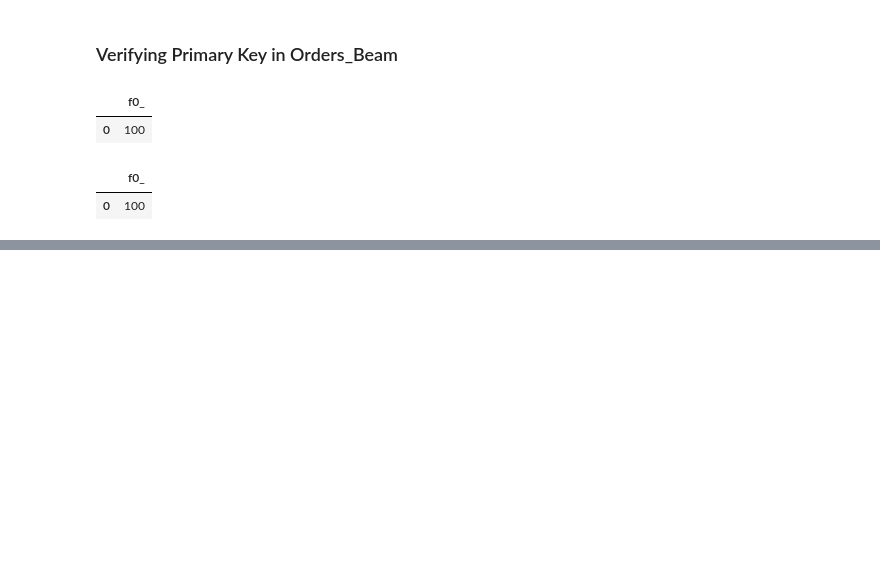
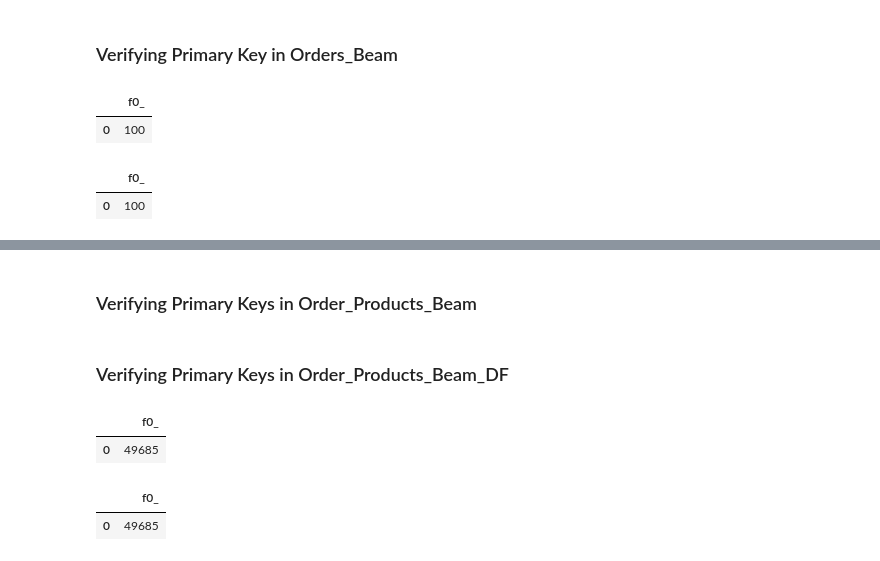
Before and after one commit to anarod1711/Bme-ase, a Jupyter notebook: instacart_modeled.ipynb, the cells around one changed output, grey strips where cells are left out. Drawn from its saved outputs; the diff is of its cells as text; code cells hidden in the pictures; blank space fills up the shorter version.

```diff
--- a/instacart_modeled.ipynb
+++ b/instacart_modeled.ipynb
@@ -508,0 +591,2 @@ select count(distinct order_id) from instacart_modeled.Orders_Beam
+# %% [markdown]
+### Verifying Primary Keys in Order_Products_Beam
@@ -508,0 +599,14 @@ select count(distinct order_id) from instacart_modeled.Orders_Beam
+# %% [markdown]
+### Verifying Primary Keys in Order_Products_Beam_DF
+# %%
+%%bigquery
+select count(*) from instacart_modeled.Order_Products_Beam_DF
+# %% [output]
+|  | f0_ |
+| 0 | 49685 |
+# %%
+%%bigquery
+select count(distinct product_id) from instacart_modeled.Order_Products_Beam_DF
+# %% [output]
+|  | f0_ |
+| 0 | 49685 |
```
Also changed, not shown: parts of 12 cells of this notebook, 2 other files.
